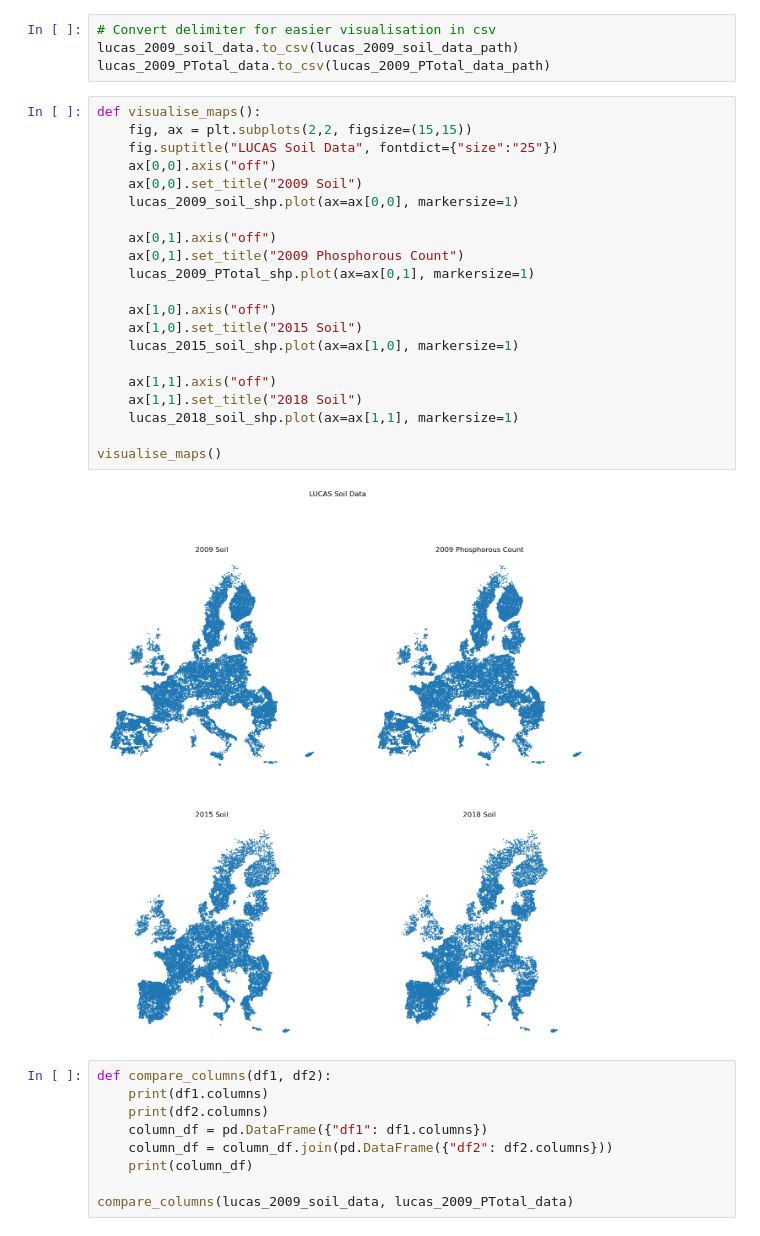
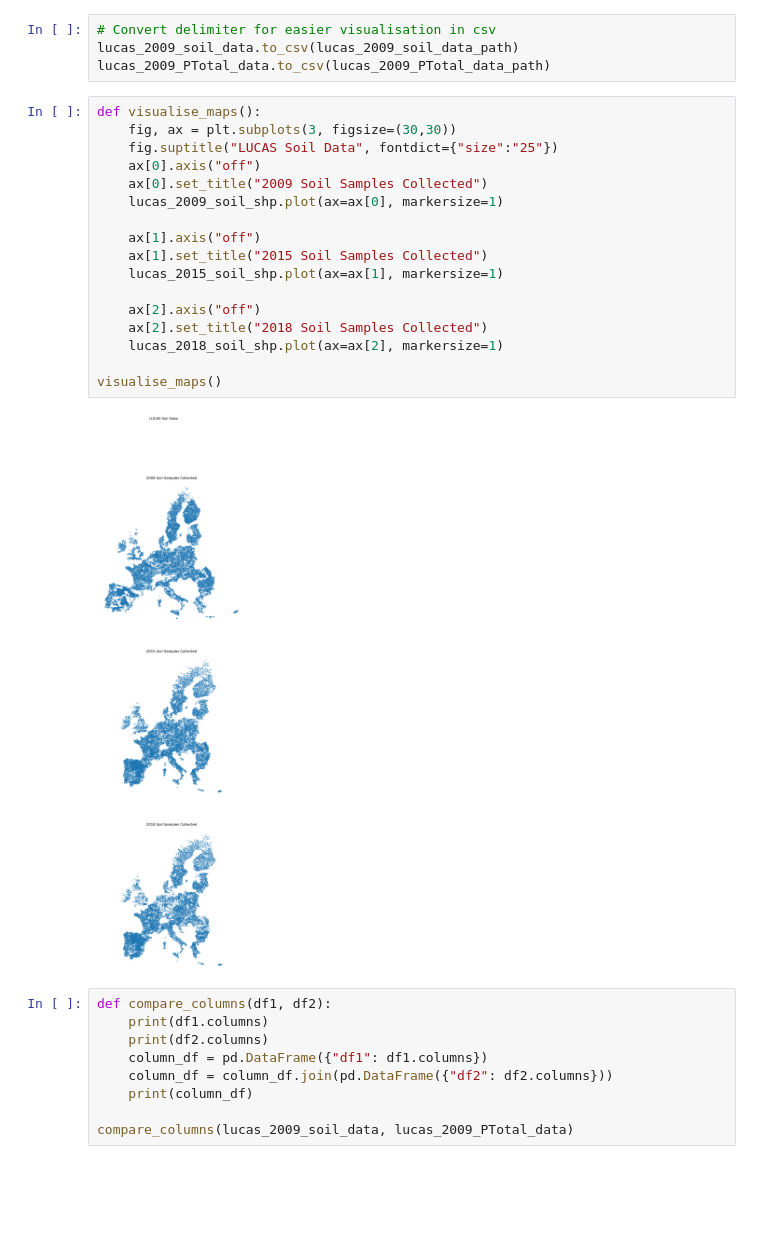
Before and after one commit to IndianGrandpa/AI4ls-Team-52, a Jupyter notebook: EDA.ipynb, the cells around one changed output. Saved outputs shown, nothing was run; the diff lists cells and outputs as text; blank space fills up the shorter version.

```diff
--- a/EDA.ipynb
+++ b/EDA.ipynb
@@ -91,27 +96,23 @@ lucas_2009_soil_data.to_csv(lucas_2009_soil_data_path)
 lucas_2009_PTotal_data.to_csv(lucas_2009_PTotal_data_path)
 # %%
 def visualise_maps():
-    fig, ax = plt.subplots(2,2, figsize=(15,15))
+    fig, ax = plt.subplots(3, figsize=(30,30))
     fig.suptitle("LUCAS Soil Data", fontdict={"size":"25"})
-    ax[0,0].axis("off")
-    ax[0,0].set_title("2009 Soil")
-    lucas_2009_soil_shp.plot(ax=ax[0,0], markersize=1)
+    ax[0].axis("off")
+    ax[0].set_title("2009 Soil Samples Collected")
+    lucas_2009_soil_shp.plot(ax=ax[0], markersize=1)
 
-    ax[0,1].axis("off")
-    ax[0,1].set_title("2009 Phosphorous Count")
-    lucas_2009_PTotal_shp.plot(ax=ax[0,1], markersize=1)
+    ax[1].axis("off")
+    ax[1].set_title("2015 Soil Samples Collected")
+    lucas_2015_soil_shp.plot(ax=ax[1], markersize=1)
 
-    ax[1,0].axis("off")
-    ax[1,0].set_title("2015 Soil")
-    lucas_2015_soil_shp.plot(ax=ax[1,0], markersize=1)
-
-    ax[1,1].axis("off")
-    ax[1,1].set_title("2018 Soil")
-    lucas_2018_soil_shp.plot(ax=ax[1,1], markersize=1)
+    ax[2].axis("off")
+    ax[2].set_title("2018 Soil Samples Collected")
+    lucas_2018_soil_shp.plot(ax=ax[2], markersize=1)
 
 visualise_maps()
 # %% [output]
-[figure, old version]
+[figure, new version]
 # %%
 def compare_columns(df1, df2):
     print(df1.columns)
```
Also changed, not shown: parts of 16 cells of this notebook.
